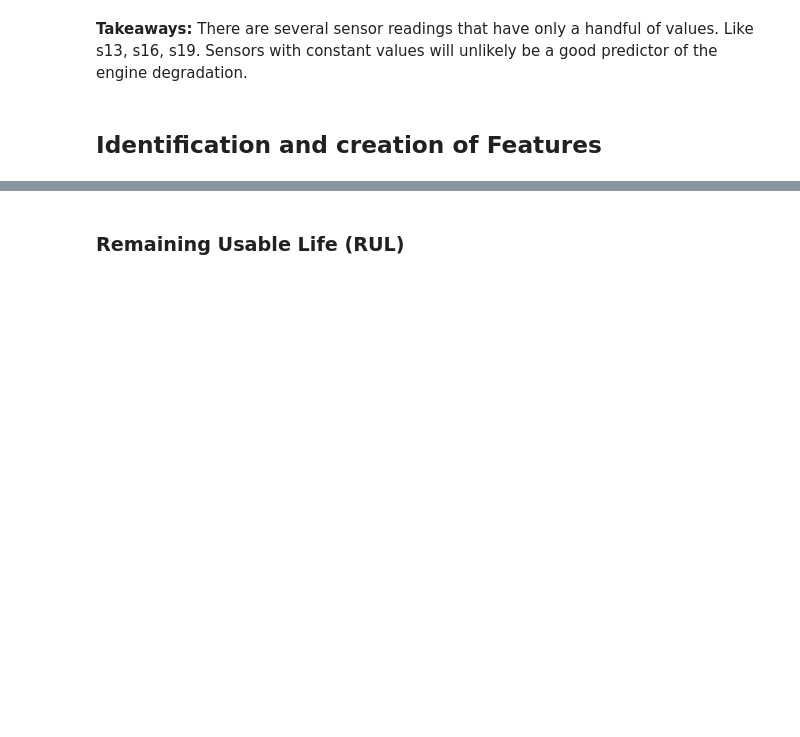
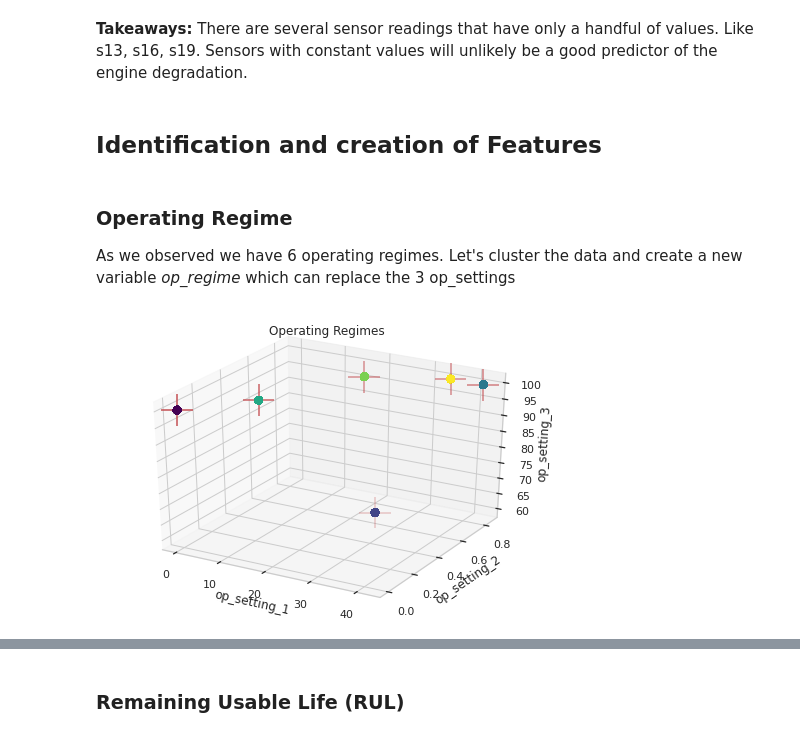
Before and after one commit to andrea-fantini/Predictive_Maintenance_Fanjet, a Jupyter notebook: notebooks/3 - Exploratory Data Analysis.ipynb, the cells around one changed output, grey strips where cells are left out. Cells and saved outputs as stored; diff of their text form; code cells hidden in the pictures; blank space fills up the shorter version.

```diff
--- a/notebooks/3 - Exploratory Data Analysis.ipynb
+++ b/notebooks/3 - Exploratory Data Analysis.ipynb
@@ -121,3 +123,29 @@ hist = df[s_columns].hist(bins=50, figsize =(20,20))
 **Takeaways:** There are several sensor readings that have only a handful of values. Like s13, s16, s19. Sensors with constant values will unlikely be a good predictor of the engine degradation.
 # %% [markdown]
 ## Identification and creation of Features
+# %% [markdown]
+### Operating Regime
+
+As we observed we have 6 operating regimes. Let's cluster the data and create a new variable *op_regime* which can replace the 3 op_settings
+# %%
+# This code will fit the k-means algorithm with our k parameter set to 6, and plot the results.
+op_regimes = df[op_setting_columns].values
+kmeans6 = KMeans(n_clusters=6)
+y_kmeans6 = kmeans6.fit_predict(op_regimes)
+
+centers = kmeans6.cluster_centers_
+
+sns.set_style("whitegrid")
+fig = plt.figure()
+ax = fig.add_subplot(111, projection='3d')
+
+ax.scatter(op_regimes[:, 0], op_regimes[:, 1], op_regimes[:, 2], c=y_kmeans6, s=50, cmap='viridis', alpha=0.5)
+ax.scatter(centers[:, 0], centers[:, 1], centers[:, 2], marker='+', c='r', s=1000)
+
+ax.set_xlabel(op_setting_columns[0])
+ax.set_ylabel(op_setting_columns[1])
+ax.set_zlabel(op_setting_columns[2])
+ax.set_title('Operating Regimes')
+plt.show()
+# %% [output]
+[figure, added]
```
Also changed, not shown: parts of 21 cells of this notebook, 1 other file.
